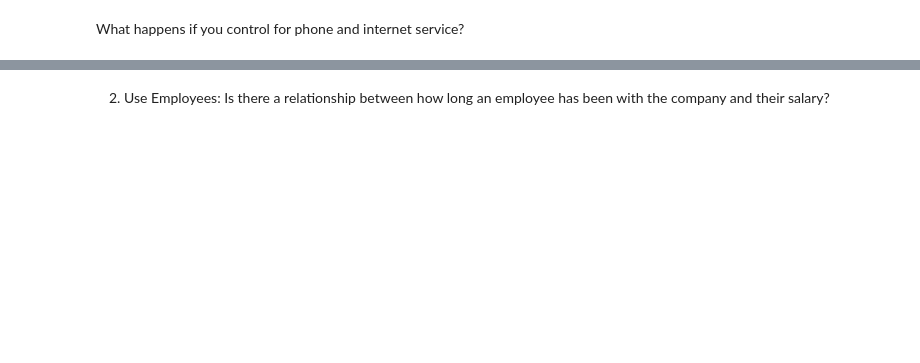
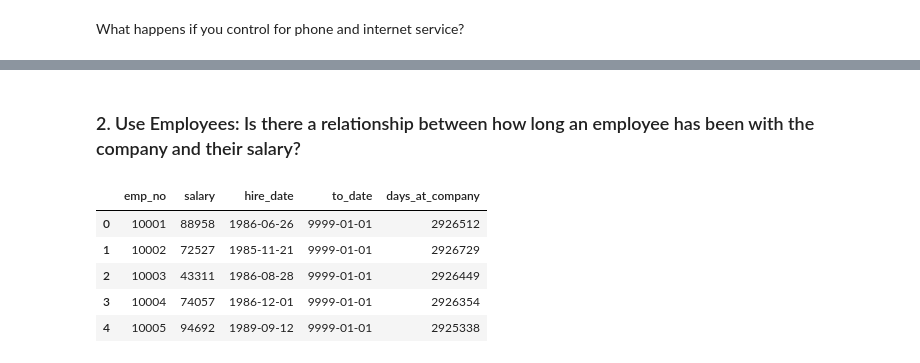
Before and after one commit to jesse-d-marder/statistics-exercises, a Jupyter notebook: hypothesis_testing.ipynb, the cells around one changed output, grey strips where cells are left out. Drawn from its saved outputs; the diff is of its cells as text; code cells hidden in the pictures; blank space fills up the shorter version.

```diff
--- a/hypothesis_testing.ipynb
+++ b/hypothesis_testing.ipynb
@@ -319,3 +368,3 @@ What happens if you control for phone and internet service?
 # %% [markdown]
-2. Use Employees: Is there a relationship between how long an employee has been with the company and their salary?
+### 2. Use Employees: Is there a relationship between how long an employee has been with the company and their salary?
 # %%
@@ -323,0 +400,9 @@ emp_sal = pd.read_sql(sql, get_db_url('employees'))
+# %%
+emp_sal.head()
+# %% [output]
+|  | emp_no | salary | hire_date | to_date | days_at_company |
+| 0 | 10001 | 88958 | 1986-06-26 | 9999-01-01 | 2926512 |
+| 1 | 10002 | 72527 | 1985-11-21 | 9999-01-01 | 2926729 |
+| 2 | 10003 | 43311 | 1986-08-28 | 9999-01-01 | 2926449 |
+| 3 | 10004 | 74057 | 1986-12-01 | 9999-01-01 | 2926354 |
+| 4 | 10005 | 94692 | 1989-09-12 | 9999-01-01 | 2925338 |
```
Also changed, not shown: parts of 41 cells of this notebook, 1 other file.
